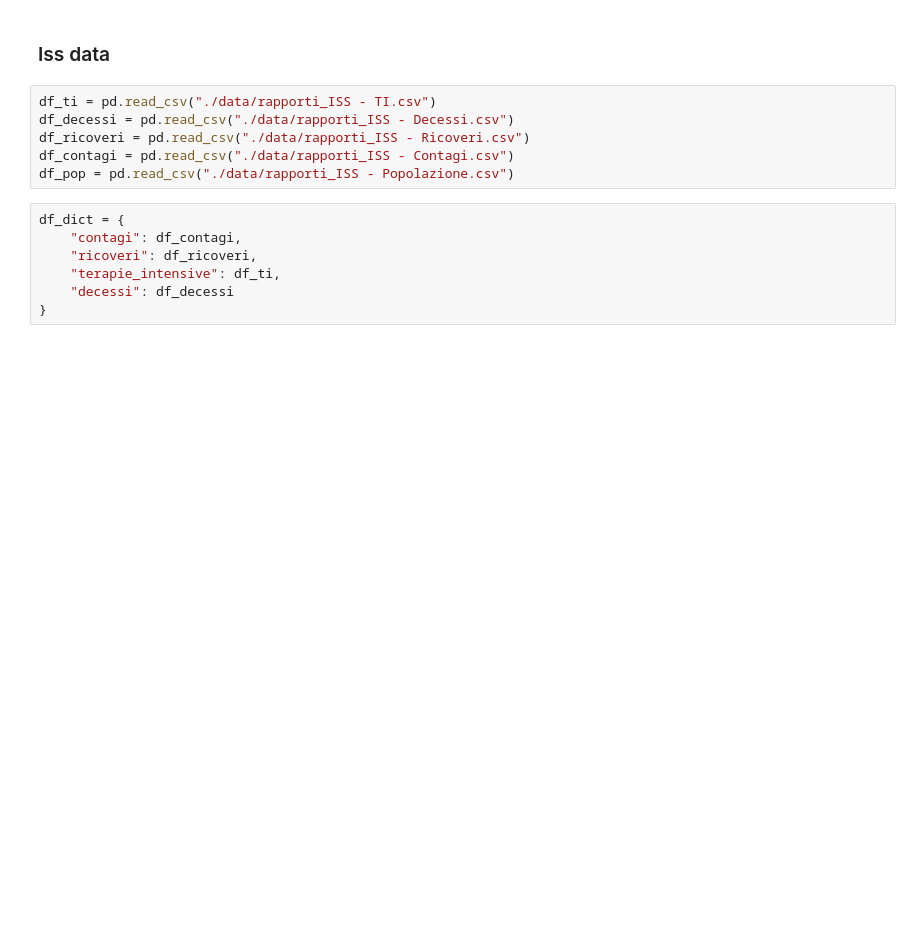
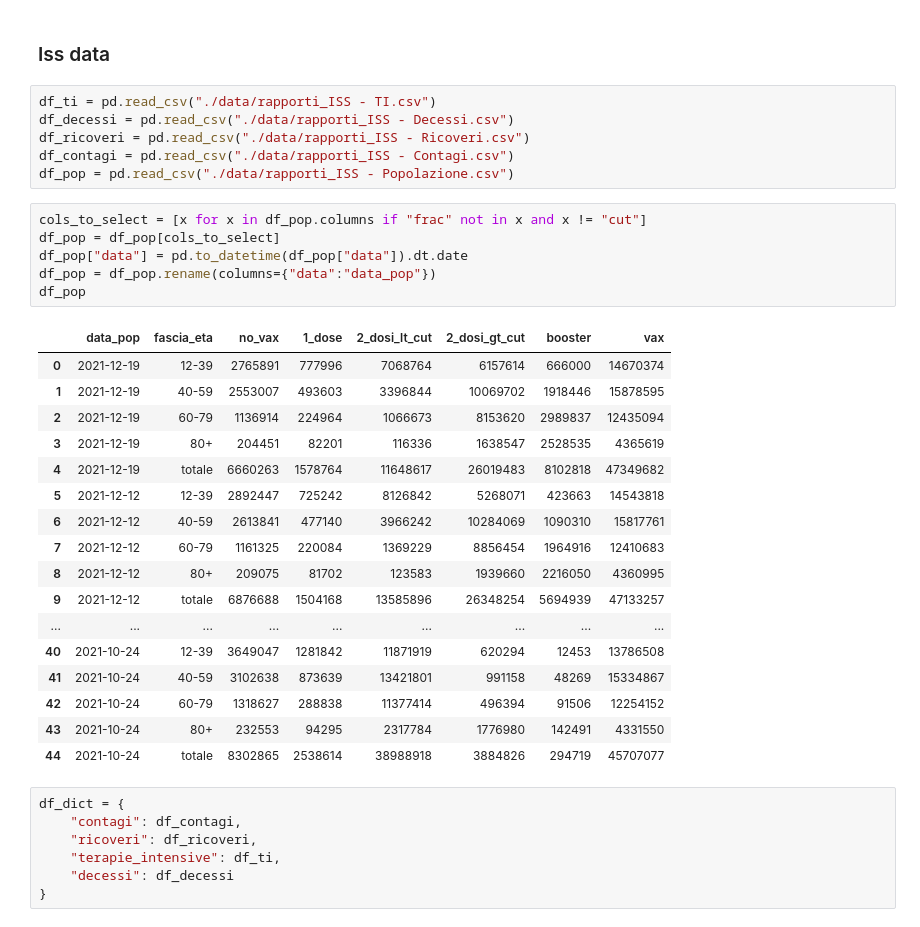
Before and after one commit to thomasmuntzer/covid19, a Jupyter notebook: Italy/daily_iss_comp.ipynb, the cells around one changed output. Drawn from its saved outputs; the diff is of its cells as text; blank space fills up the shorter version.

```diff
--- a/Italy/daily_iss_comp.ipynb
+++ b/Italy/daily_iss_comp.ipynb
@@ -28,6 +28,30 @@ df_decessi = pd.read_csv("./data/rapporti_ISS - Decessi.csv")
 df_ricoveri = pd.read_csv("./data/rapporti_ISS - Ricoveri.csv")
 df_contagi = pd.read_csv("./data/rapporti_ISS - Contagi.csv")
 df_pop = pd.read_csv("./data/rapporti_ISS - Popolazione.csv")
+# %%
+cols_to_select = [x for x in df_pop.columns if "frac" not in x and x != "cut"]
+df_pop = df_pop[cols_to_select]
+df_pop["data"] = pd.to_datetime(df_pop["data"]).dt.date
+df_pop = df_pop.rename(columns={"data":"data_pop"})
+df_pop
+# %% [output]
+|  | data_pop | fascia_eta | no_vax | 1_dose | 2_dosi_lt_cut | 2_dosi_gt_cut | booster | vax |
+| 0 | 2021-12-19 | 12-39 | 2765891 | 777996 | 7068764 | 6157614 | 666000 | 14670374 |
+| 1 | 2021-12-19 | 40-59 | 2553007 | 493603 | 3396844 | 10069702 | 1918446 | 15878595 |
+| 2 | 2021-12-19 | 60-79 | 1136914 | 224964 | 1066673 | 8153620 | 2989837 | 12435094 |
+| 3 | 2021-12-19 | 80+ | 204451 | 82201 | 116336 | 1638547 | 2528535 | 4365619 |
+| 4 | 2021-12-19 | totale | 6660263 | 1578764 | 11648617 | 26019483 | 8102818 | 47349682 |
+| 5 | 2021-12-12 | 12-39 | 2892447 | 725242 | 8126842 | 5268071 | 423663 | 14543818 |
+| 6 | 2021-12-12 | 40-59 | 2613841 | 477140 | 3966242 | 10284069 | 1090310 | 15817761 |
+| 7 | 2021-12-12 | 60-79 | 1161325 | 220084 | 1369229 | 8856454 | 1964916 | 12410683 |
+| 8 | 2021-12-12 | 80+ | 209075 | 81702 | 123583 | 1939660 | 2216050 | 4360995 |
+| 9 | 2021-12-12 | totale | 6876688 | 1504168 | 13585896 | 26348254 | 5694939 | 47133257 |
+| ... | ... | ... | ... | ... | ... | ... | ... | ... |
+| 40 | 2021-10-24 | 12-39 | 3649047 | 1281842 | 11871919 | 620294 | 12453 | 13786508 |
+| 41 | 2021-10-24 | 40-59 | 3102638 | 873639 | 13421801 | 991158 | 48269 | 15334867 |
+| 42 | 2021-10-24 | 60-79 | 1318627 | 288838 | 11377414 | 496394 | 91506 | 12254152 |
+| 43 | 2021-10-24 | 80+ | 232553 | 94295 | 2317784 | 1776980 | 142491 | 4331550 |
+| 44 | 2021-10-24 | totale | 8302865 | 2538614 | 38988918 | 3884826 | 294719 | 45707077 |
 # %%
 df_dict = {
     "contagi": df_contagi,
```
Also changed, not shown: parts of 14 cells of this notebook, 8 other files.
